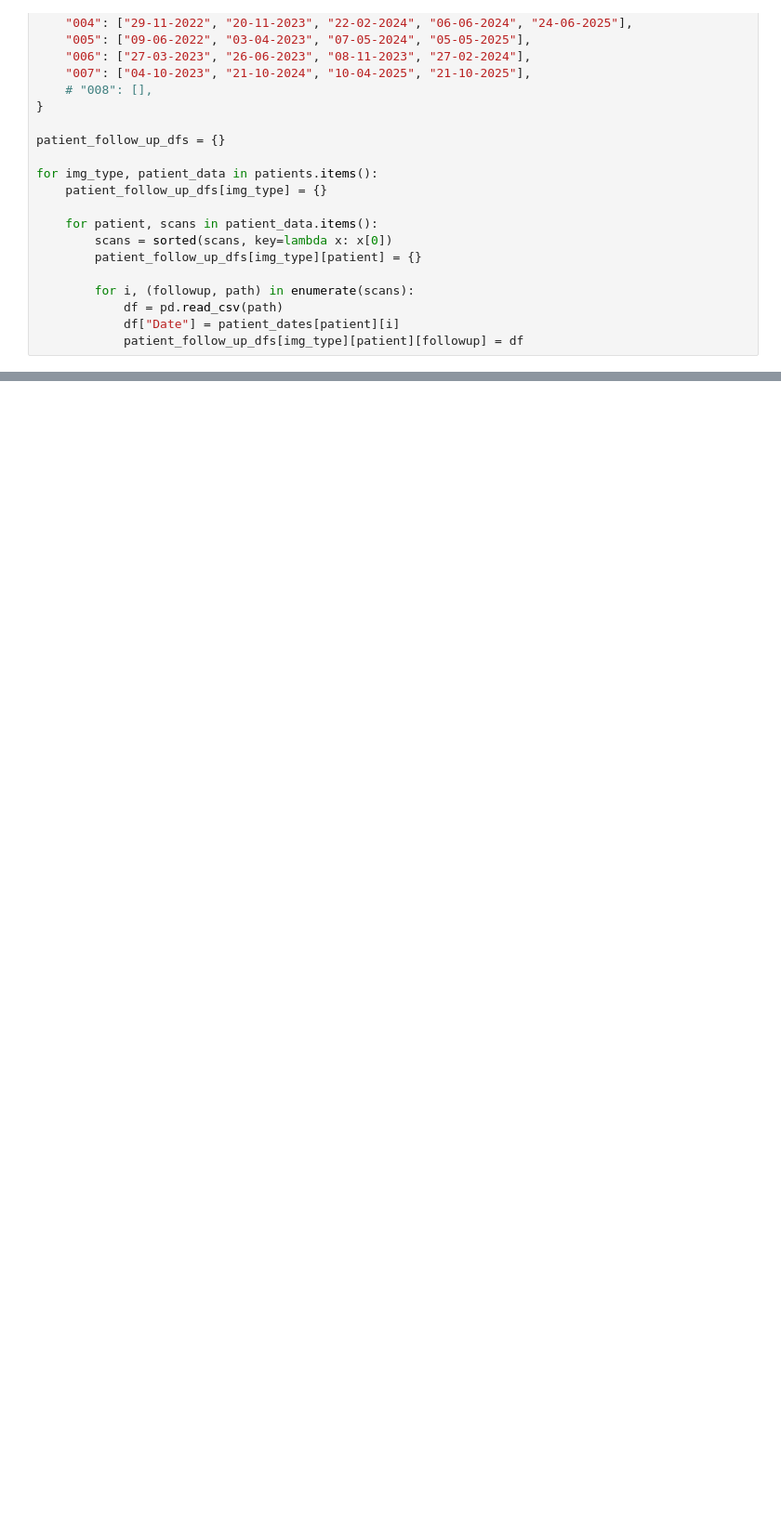
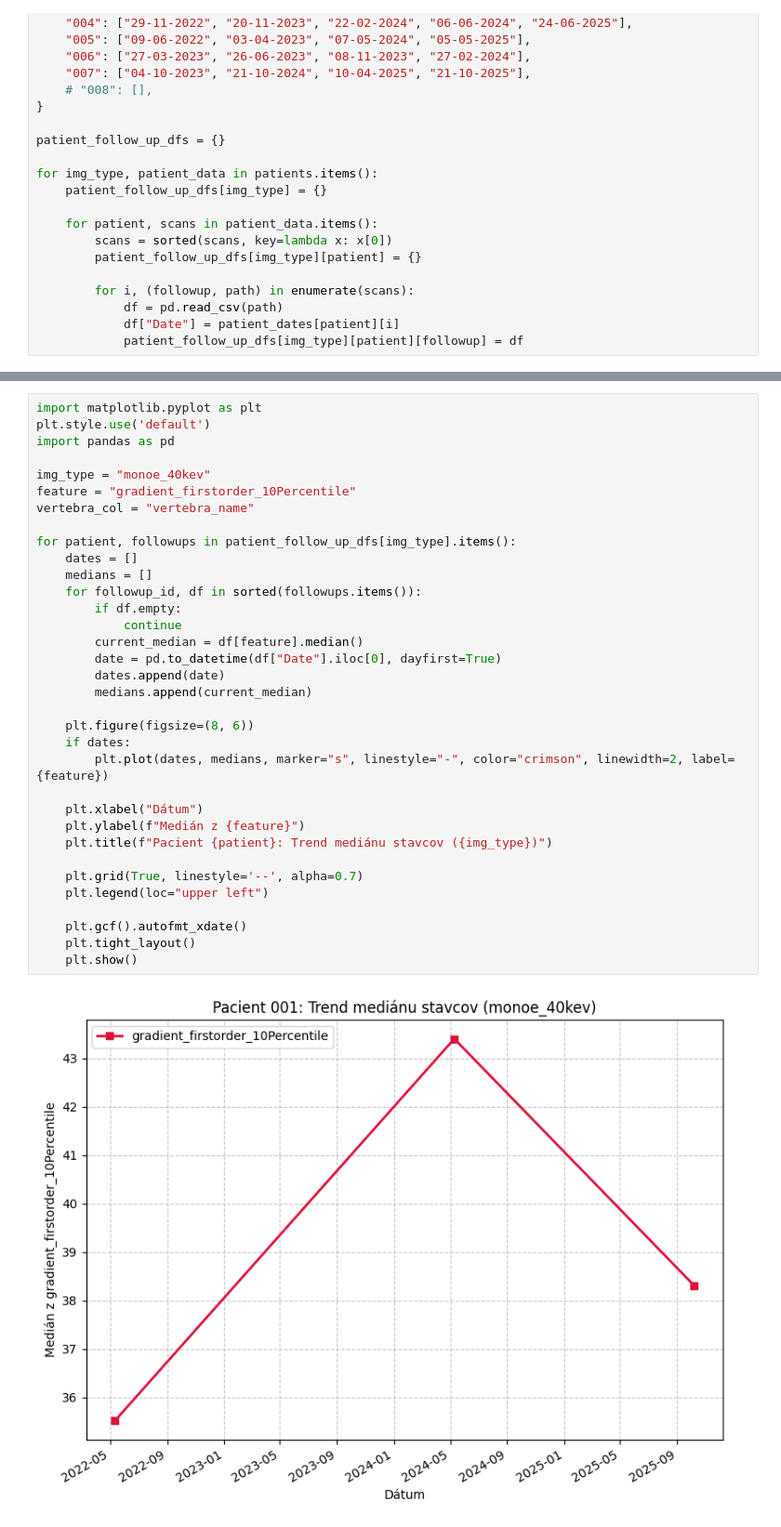
Before and after one commit to lukas1110/Analysis-of-multiple-myelomas-from-dual-CT, a Jupyter notebook: vertebrae_level/follow_up_vertebrae.ipynb, the cells around one changed output, grey strips where cells are left out. Shown at 93% size. Cells and saved outputs as stored; diff of their text form; blank space fills up the shorter version.

```diff
--- a/vertebrae_level/follow_up_vertebrae.ipynb
+++ b/vertebrae_level/follow_up_vertebrae.ipynb
@@ -166,0 +171,36 @@ for patient, followups in patient_follow_up_dfs[img_type].items():
+# %%
+import matplotlib.pyplot as plt
+plt.style.use('default')
+import pandas as pd
+
+img_type = "monoe_40kev"
+feature = "gradient_firstorder_10Percentile"
+vertebra_col = "vertebra_name"
+
+for patient, followups in patient_follow_up_dfs[img_type].items():
+    dates = []
+    medians = []
+    for followup_id, df in sorted(followups.items()):
+        if df.empty:
+            continue
+        current_median = df[feature].median()
+        date = pd.to_datetime(df["Date"].iloc[0], dayfirst=True)
+        dates.append(date)
+        medians.append(current_median)
+
+    plt.figure(figsize=(8, 6))
+    if dates:
+        plt.plot(dates, medians, marker="s", linestyle="-", color="crimson", linewidth=2, label={feature})
+
+    plt.xlabel("Dátum")
+    plt.ylabel(f"Medián z {feature}")
+    plt.title(f"Pacient {patient}: Trend mediánu stavcov ({img_type})")
+
+    plt.grid(True, linestyle='--', alpha=0.7)
+    plt.legend(loc="upper left")
+
+    plt.gcf().autofmt_xdate()
+    plt.tight_layout()
+    plt.show()
+# %% [output]
+[figure, added]
```
Also changed, not shown: parts of 12 cells of this notebook, 4 other files.
